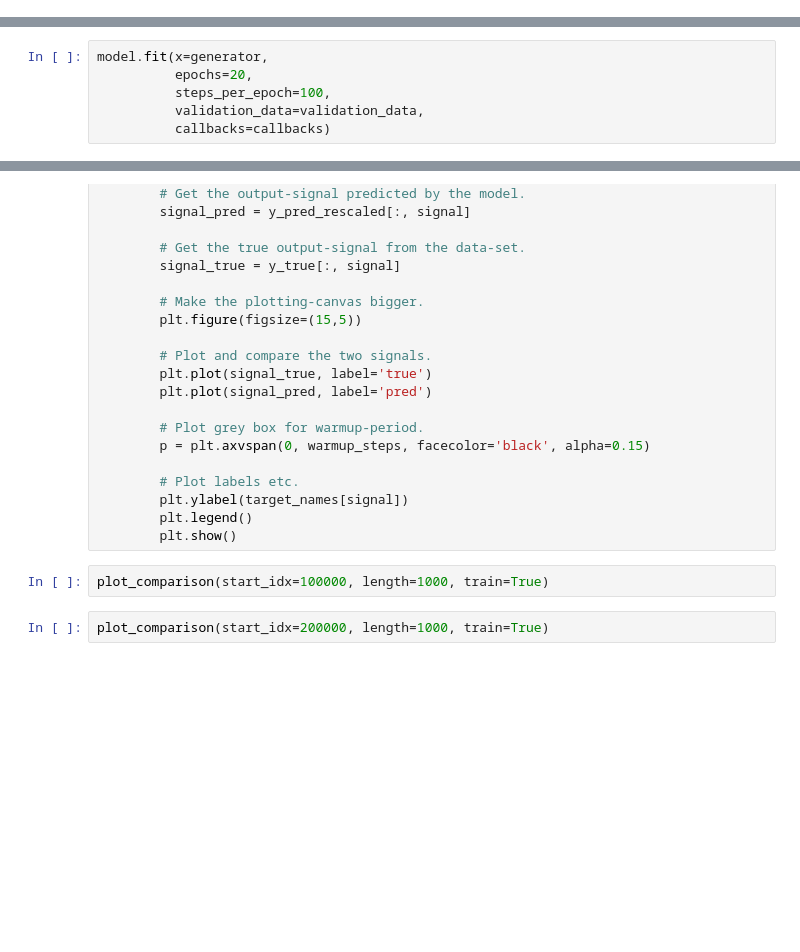
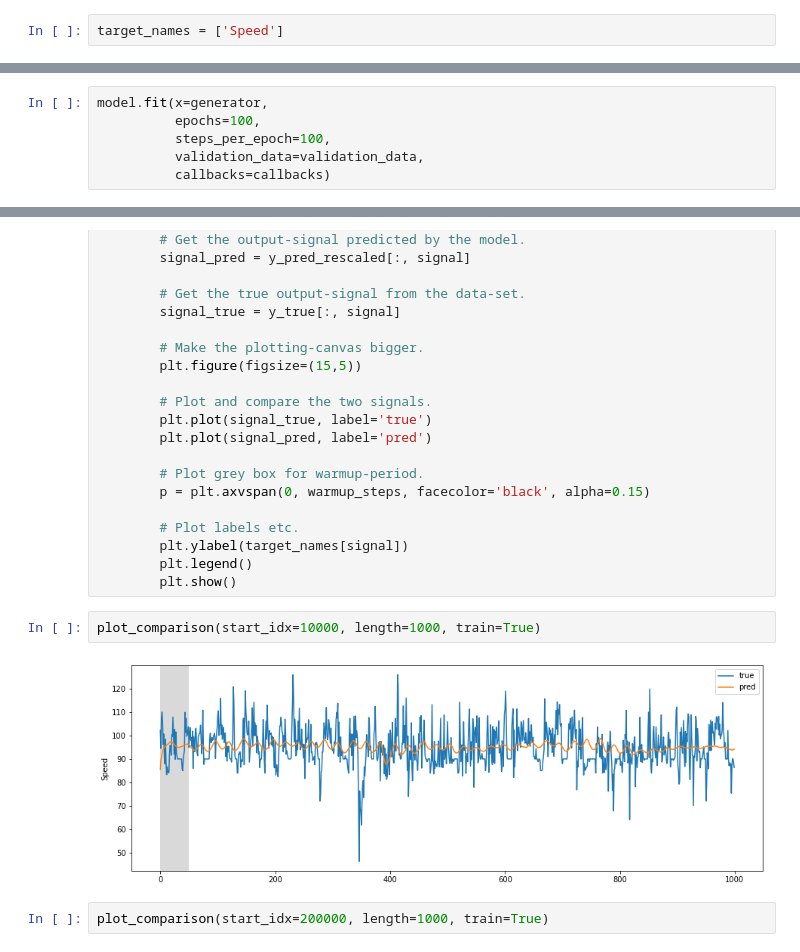
Before and after one commit to andrehoejmark/AVG-Speed-Prediction-of-cars-based-on-road-events, a Jupyter notebook: Prediction of AVG Speed.ipynb, the cells around one changed output, grey strips where cells are left out. Drawn from its saved outputs; the diff is of its cells as text; blank space fills up the shorter version.

```diff
--- a/Prediction of AVG Speed.ipynb
+++ b/Prediction of AVG Speed.ipynb
@@ -46,3 +73,5 @@ segment_speeds['Speed'].plot()
+# %%
+target_names = ['Speed']
 # %% [markdown]
 We can see all of these anormalities which are things we most likely wont be able to predict as good enough by not including the event data
 # %%
@@ -291,7 +320,7 @@ callbacks = [callback_early_stopping,
              callback_reduce_lr]
 # %%
 model.fit(x=generator,
-          epochs=20,
+          epochs=100,
           steps_per_epoch=100,
           validation_data=validation_data,
           callbacks=callbacks)
@@ -374,6 +422,8 @@ def plot_comparison(start_idx, length=100, train=True):
         plt.legend()
         plt.show()
 # %%
-plot_comparison(start_idx=100000, length=1000, train=True)
+plot_comparison(start_idx=10000, length=1000, train=True)
+# %% [output]
+[figure, added]
 # %%
 plot_comparison(start_idx=200000, length=1000, train=True)
```
Also changed, not shown: parts of 18 cells of this notebook, 8 other files.
